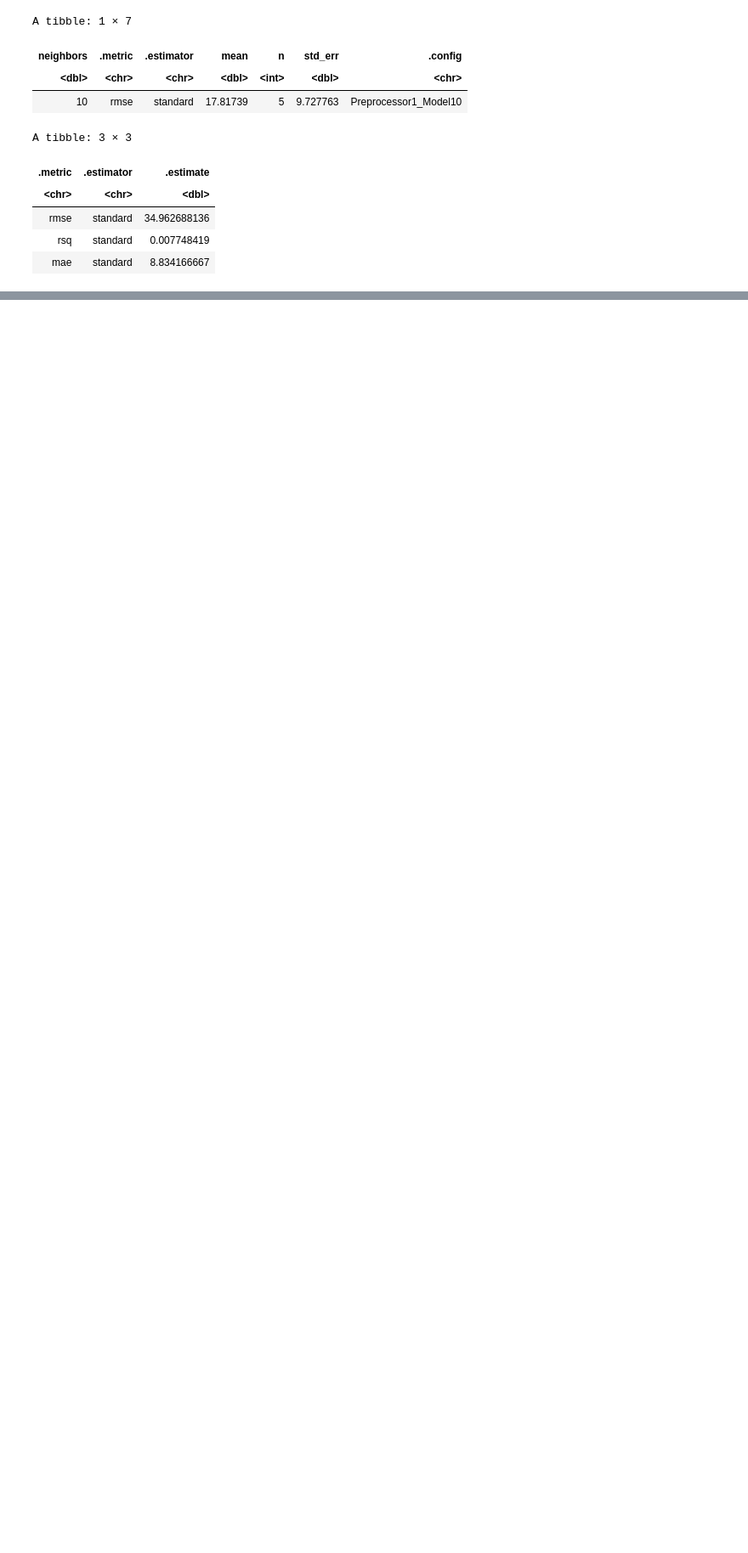
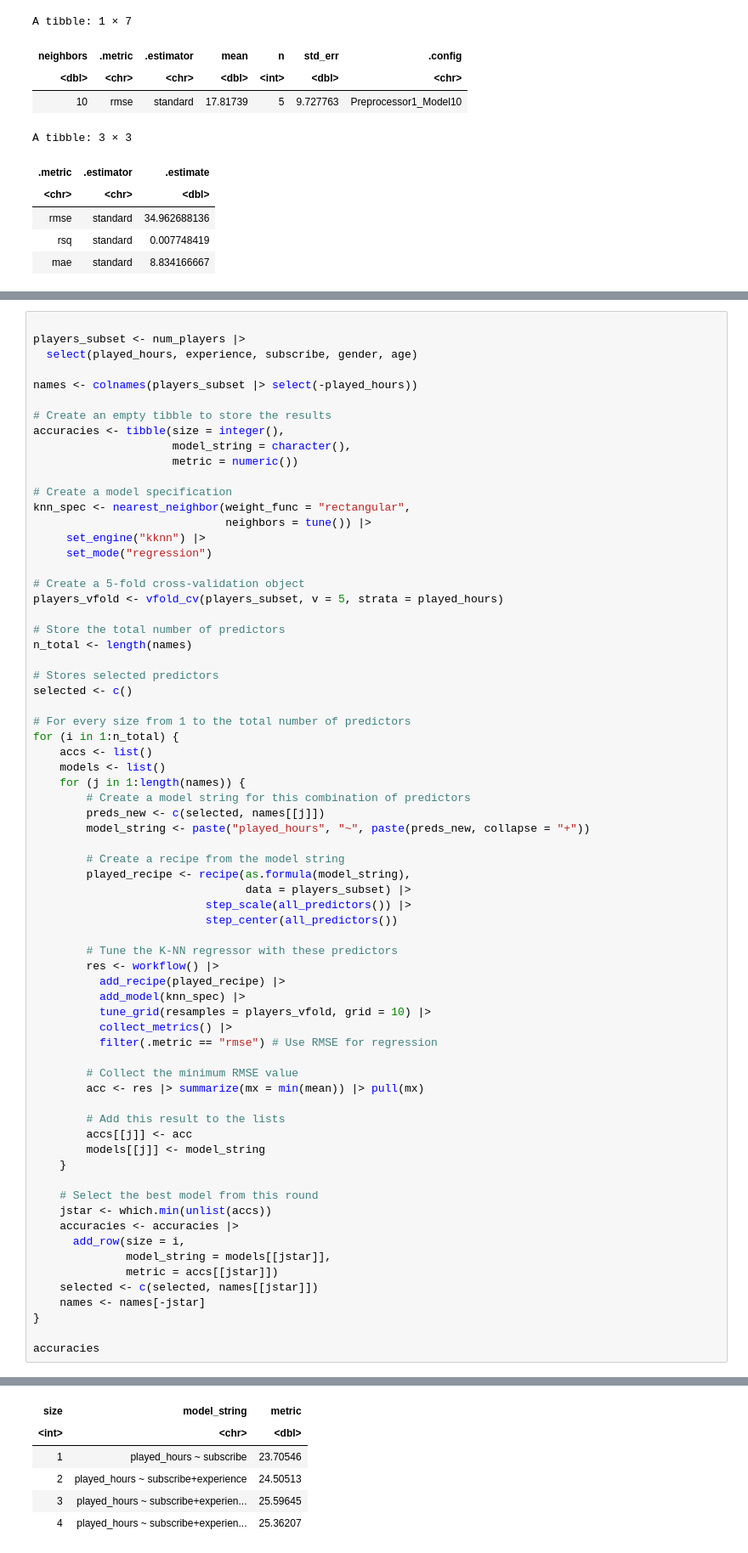
Before and after one commit to leticiascudeller/DSCI-100-proj, a Jupyter notebook: Untitled.ipynb, the cells around one changed output, grey strips where cells are left out. Shown at 85% size. Saved outputs shown, nothing was run; the diff lists cells and outputs as text; blank space fills up the shorter version.

Commit message:
Foward selection and testing predictors

```diff
--- a/Untitled.ipynb
+++ b/Untitled.ipynb
@@ -420,3 +423,73 @@ A tibble: 3 × 3
 | rmse | standard | 34.987088095 |
 | rsq | standard | 0.003326762 |
 | mae | standard | 8.426666667 |
+# %%
+
+players_subset <- num_players |>
+  select(played_hours, experience, subscribe, gender, age)
+
+names <- colnames(players_subset |> select(-played_hours))
+
+# Create an empty tibble to store the results
+accuracies <- tibble(size = integer(),
+                     model_string = character(),
+                     metric = numeric())
+
+# Create a model specification
+knn_spec <- nearest_neighbor(weight_func = "rectangular",
+                             neighbors = tune()) |>
+     set_engine("kknn") |>
+     set_mode("regression")
+
+# Create a 5-fold cross-validation object
+players_vfold <- vfold_cv(players_subset, v = 5, strata = played_hours)
+
+# Store the total number of predictors
+n_total <- length(names)
+
+# Stores selected predictors
+selected <- c()
+
+# For every size from 1 to the total number of predictors
+for (i in 1:n_total) {
+    accs <- list()
+    models <- list()
+    for (j in 1:length(names)) {
+        # Create a model string for this combination of predictors
+        preds_new <- c(selected, names[[j]])
+        model_string <- paste("played_hours", "~", paste(preds_new, collapse = "+"))
+
+        # Create a recipe from the model string
+        played_recipe <- recipe(as.formula(model_string),
+                                data = players_subset) |>
+                          step_scale(all_predictors()) |>
+                          step_center(all_predictors())
+
+        # Tune the K-NN regressor with these predictors
+        res <- workflow() |>
+          add_recipe(played_recipe) |>
+          add_model(knn_spec) |>
+          tune_grid(resamples = players_vfold, grid = 10) |>
+          collect_metrics() |>
+          filter(.metric == "rmse") # Use RMSE for regression
+
+        # Collect the minimum RMSE value
+        acc <- res |> summarize(mx = min(mean)) |> pull(mx)
+
+        # Add this result to the lists
+        accs[[j]] <- acc
+        models[[j]] <- model_string
+    }
+
+    # Select the best model from this round
+    jstar <- which.min(unlist(accs))
+    accuracies <- accuracies |>
+      add_row(size = i,
+              model_string = models[[jstar]],
+              metric = accs[[jstar]])
+    selected <- c(selected, names[[jstar]])
+    names <- names[-jstar]
+}
+
+accuracies
+# %% [output]
@@ -422,0 +497,6 @@ A tibble: 3 × 3
+| size | model_string | metric |
+| <int> | <chr> | <dbl> |
+| 1 | played_hours ~ subscribe | 23.70546 |
+| 2 | played_hours ~ subscribe+experience | 24.50513 |
+| 3 | played_hours ~ subscribe+experien... | 25.59645 |
+| 4 | played_hours ~ subscribe+experien... | 25.36207 |
```
Also changed, not shown: parts of 5 cells of this notebook.
